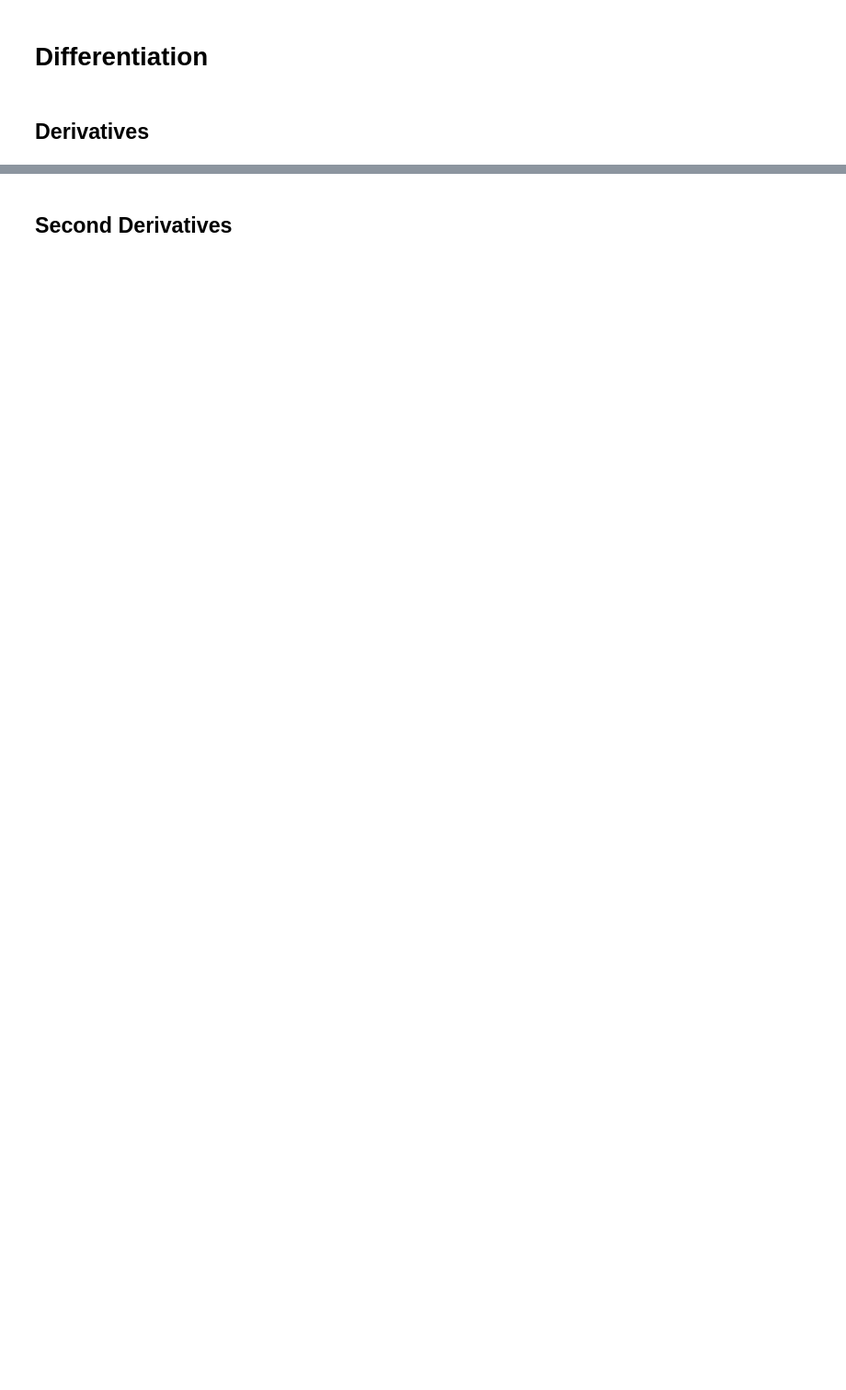
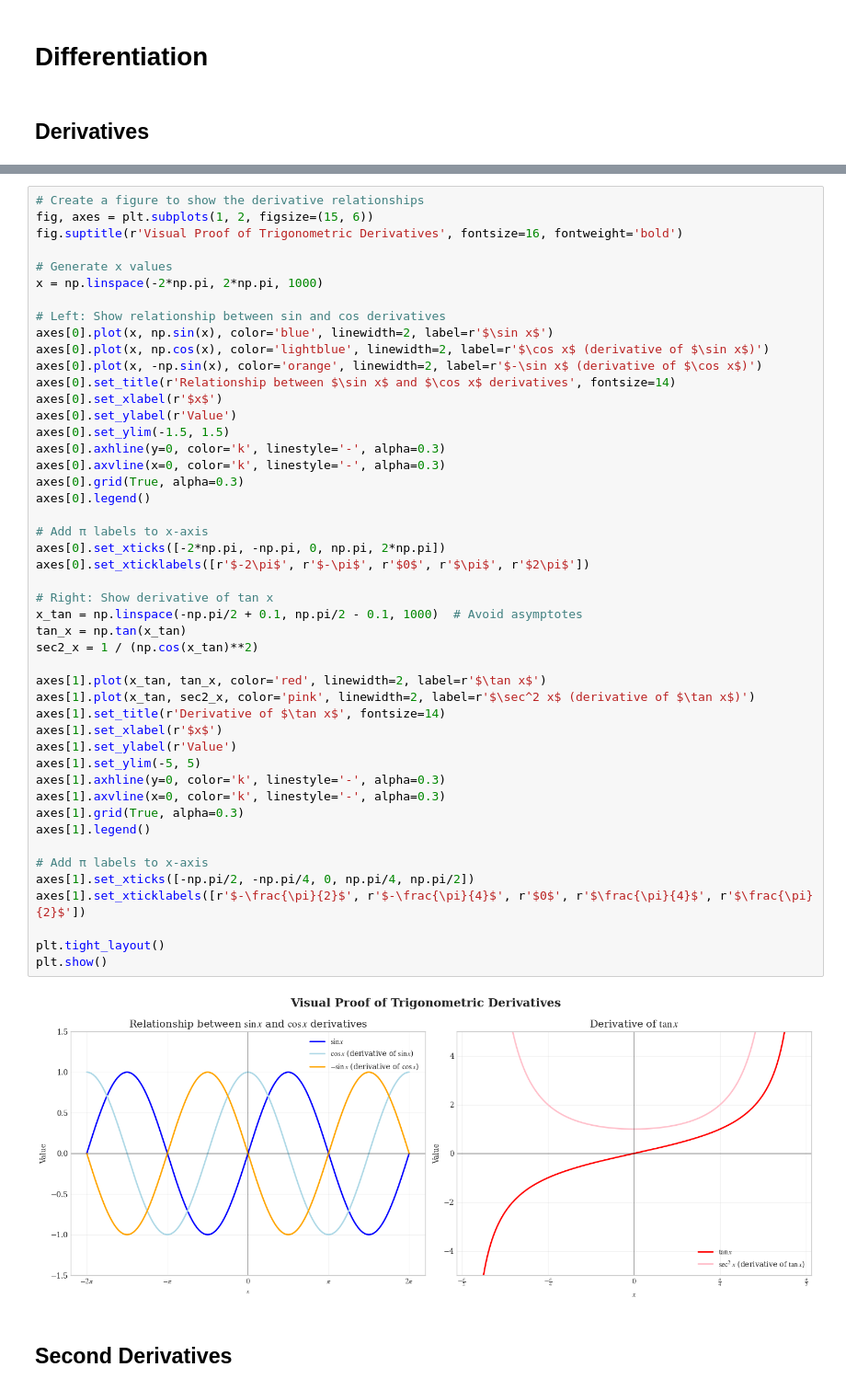
Before and after one commit to epsi-rns/mat-tek-lan, a Jupyter notebook: trigonometry/trigonometry-plot.ipynb, the cells around one changed output, grey strips where cells are left out. Shown at 92% size. Drawn from its saved outputs; the diff is of its cells as text; blank space fills up the shorter version.

```diff
--- a/trigonometry/trigonometry-plot.ipynb
+++ b/trigonometry/trigonometry-plot.ipynb
@@ -455,3 +515,52 @@ plt.show()
+# %%
+# Create a figure to show the derivative relationships
+fig, axes = plt.subplots(1, 2, figsize=(15, 6))
+fig.suptitle(r'Visual Proof of Trigonometric Derivatives', fontsize=16, fontweight='bold')
+
+# Generate x values
+x = np.linspace(-2*np.pi, 2*np.pi, 1000)
+
+# Left: Show relationship between sin and cos derivatives
+axes[0].plot(x, np.sin(x), color='blue', linewidth=2, label=r'$\sin x$')
+axes[0].plot(x, np.cos(x), color='lightblue', linewidth=2, label=r'$\cos x$ (derivative of $\sin x$)')
+axes[0].plot(x, -np.sin(x), color='orange', linewidth=2, label=r'$-\sin x$ (derivative of $\cos x$)')
+axes[0].set_title(r'Relationship between $\sin x$ and $\cos x$ derivatives', fontsize=14)
+axes[0].set_xlabel(r'$x$')
+axes[0].set_ylabel(r'Value')
+axes[0].set_ylim(-1.5, 1.5)
+axes[0].axhline(y=0, color='k', linestyle='-', alpha=0.3)
+axes[0].axvline(x=0, color='k', linestyle='-', alpha=0.3)
+axes[0].grid(True, alpha=0.3)
+axes[0].legend()
+
+# Add π labels to x-axis
+axes[0].set_xticks([-2*np.pi, -np.pi, 0, np.pi, 2*np.pi])
+axes[0].set_xticklabels([r'$-2\pi$', r'$-\pi$', r'$0$', r'$\pi$', r'$2\pi$'])
+
+# Right: Show derivative of tan x
+x_tan = np.linspace(-np.pi/2 + 0.1, np.pi/2 - 0.1, 1000)  # Avoid asymptotes
+tan_x = np.tan(x_tan)
+sec2_x = 1 / (np.cos(x_tan)**2)
+
+axes[1].plot(x_tan, tan_x, color='red', linewidth=2, label=r'$\tan x$')
+axes[1].plot(x_tan, sec2_x, color='pink', linewidth=2, label=r'$\sec^2 x$ (derivative of $\tan x$)')
+axes[1].set_title(r'Derivative of $\tan x$', fontsize=14)
+axes[1].set_xlabel(r'$x$')
+axes[1].set_ylabel(r'Value')
+axes[1].set_ylim(-5, 5)
+axes[1].axhline(y=0, color='k', linestyle='-', alpha=0.3)
+axes[1].axvline(x=0, color='k', linestyle='-', alpha=0.3)
+axes[1].grid(True, alpha=0.3)
+axes[1].legend()
+
+# Add π labels to x-axis
+axes[1].set_xticks([-np.pi/2, -np.pi/4, 0, np.pi/4, np.pi/2])
+axes[1].set_xticklabels([r'$-\frac{\pi}{2}$', r'$-\frac{\pi}{4}$', r'$0$', r'$\frac{\pi}{4}$', r'$\frac{\pi}{2}$'])
+
+plt.tight_layout()
+plt.show()
+# %% [output]
+[figure, added]
 # %% [markdown]
 ## Second Derivatives
 # %% [markdown]
```
Also changed, not shown: parts of 2 cells of this notebook, 1 other file.
